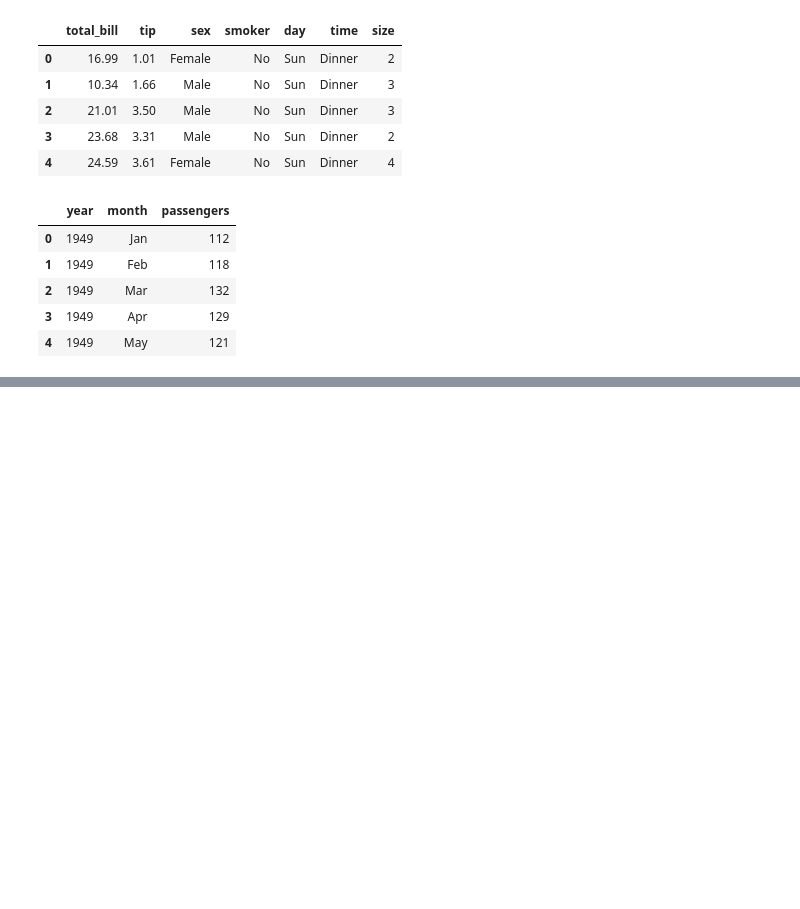
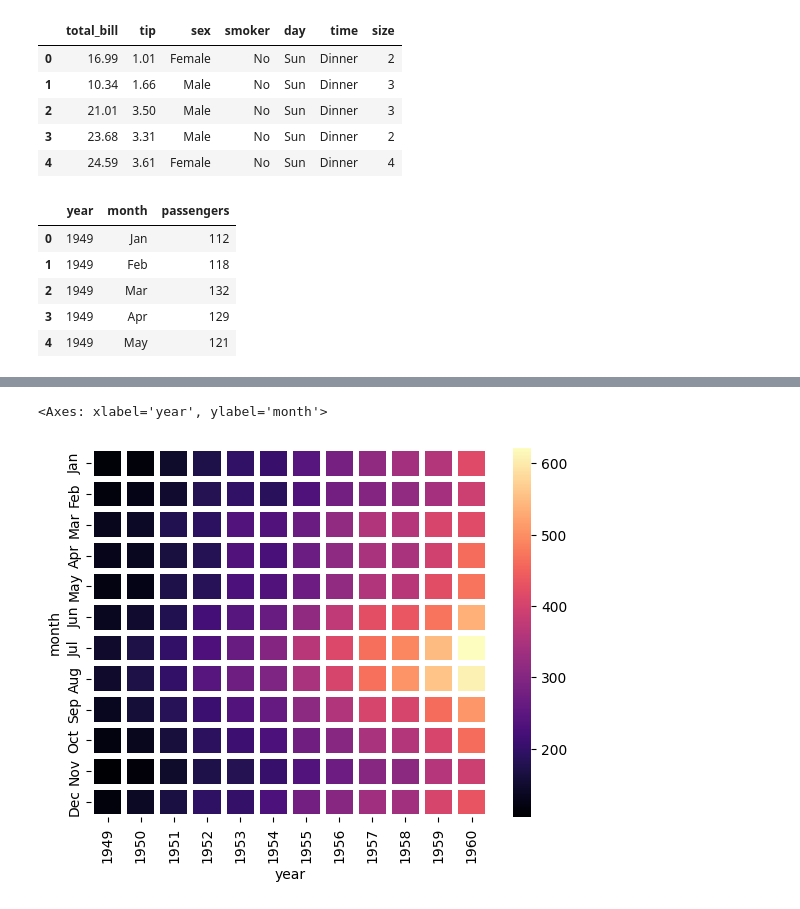
Before and after one commit to yeesem/Data-Visualization, a Jupyter notebook: Seaborn.ipynb, the cells around one changed output, grey strips where cells are left out. Saved outputs shown, nothing was run; the diff lists cells and outputs as text; code cells hidden in the pictures; blank space fills up the shorter version.

```diff
--- a/Seaborn.ipynb
+++ b/Seaborn.ipynb
@@ -221,0 +265,5 @@ flights.head()
+# %%
+sns.heatmap(fp,cmap='magma',annot = False,linewidths=3,linecolor='white')
+# %% [output]
+<Axes: xlabel='year', ylabel='month'>
+[figure, added]
```
Also changed, not shown: parts of 42 cells of this notebook.
